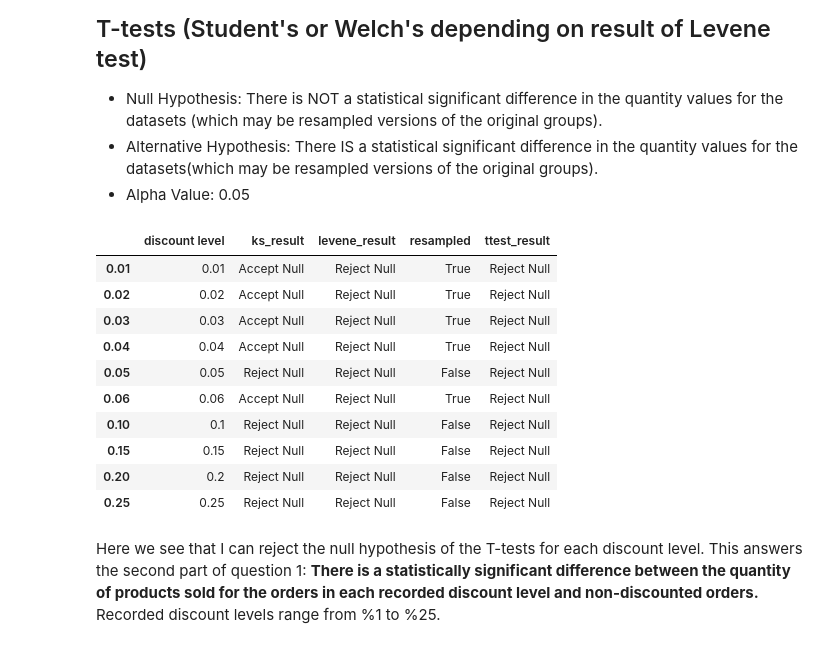
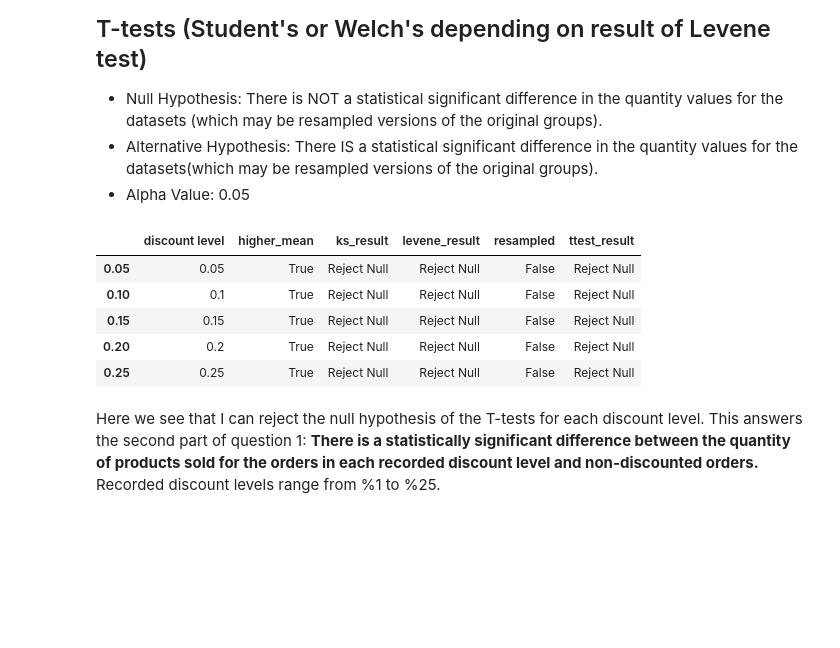
Before and after one commit to georgewillben/Northwind-Database-Statistical-Tests-Module-3-Project, a Jupyter notebook: Northwind_Statistical_Tests.ipynb, the cells around one changed output. Saved outputs shown, nothing was run; the diff lists cells and outputs as text; code cells hidden in the pictures; blank space fills up the shorter version.

```diff
--- a/Northwind_Statistical_Tests.ipynb
+++ b/Northwind_Statistical_Tests.ipynb
@@ -80,0 +104,5 @@ df.head(3)
+# %%
+# drop the discount levels with too few orders
+discount_levels = [L for L in discount_levels if L*100 % 5 == 0]
+# drop those discount levels from the dataframe
+df = df[df['Discount'].isin(discount_levels)]
@@ -83,7 +130,5 @@ Next I will compare orders with a discount to orders without a discount. To do t
 # %%
-# Seperate Discounted Orders from Non-Discounted Orders
-discounted = df[df['Discount'] > 0]['Quantity']
-non_discounted = df[df['Discount'] == 0]['Quantity']
+
 # define function for checking normality
 def normality_plots(data1, data2, main_title, subtitle1, subtitle2):
     """
@@ -214,48 +239,47 @@ for level in discount_levels:
     if level != 0:
         # set up inner dictionary
         discount_sets[level] = {'discount level':level, 'data':None, 'resampled':False, 'ks_result':'Accept Null',
-                                'levene_result':'Accept Null', 'ttest_result':'Accept Null'}
+                                'levene_result':'Accept Null', 'ttest_result':'Accept Null', 'higher_mean':False}
         # slice out a dataset for each discount level (non-discounted data already recorded)
         dataset = df[df['Discount']==level]['Quantity']
         discount_sets[level]['data'] = dataset
         # check for normality using KS test
         ks_stat, ks_pval = stats.kstest(dataset, 'norm', args=(dataset.mean(), dataset.std()))
         if ks_pval < 0.05:
             discount_sets[level]['ks_result'] = 'Reject Null'
             # if data is not normal perform resampling
         else:
             dataset = get_resampled_means(dataset)
             discount_sets[level]['resampled'] = True
         # perform a Levene test
         l_stat, l_pval = stats.levene(non_discounted_resampled, dataset)
         # if the null hypothesis can be rejected (pval under 0.05),
         # then use a Welch's T-test. Otherwise use a Student's T-test.
         if l_pval < 0.05:
             discount_sets[level]['levene_result'] = 'Reject Null'
             # perform Welch's T-test
             t_stat, t_pval = stats.ttest_ind(non_discounted_resampled, dataset, equal_var=True)
         else:
             # perform Student's T-Test
             t_stat, t_pval = stats.ttest_ind(non_discounted_resampled, dataset, equal_var=False)
         # recorde T-test results
         discount_sets[level]['ttest_result'] = 'Reject Null'
+        # check to make sure the mean of the discounted orders quantity is higher
+        # than the non-discounted order quantity (with resampled datasets if necessary)
+        if dataset.mean() > non_discounted_resampled.mean():
+            discount_sets[level]['higher_mean'] = True
 
 # put list of dictionaries into a pandas DataFrame
 results = pd.DataFrame(discount_sets)
 # process dataframe
 results = results.transpose().drop('data', axis=1).sort_values('discount level')
 results
 # %% [output]
-|  | discount level | ks_result | levene_result | resampled | ttest_result |
-| 0.01 | 0.01 | Accept Null | Reject Null | True | Reject Null |
-| 0.02 | 0.02 | Accept Null | Reject Null | True | Reject Null |
-| 0.03 | 0.03 | Accept Null | Reject Null | True | Reject Null |
-| 0.04 | 0.04 | Accept Null | Reject Null | True | Reject Null |
-| 0.05 | 0.05 | Reject Null | Reject Null | False | Reject Null |
-| 0.06 | 0.06 | Accept Null | Reject Null | True | Reject Null |
-| 0.10 | 0.1 | Reject Null | Reject Null | False | Reject Null |
-| 0.15 | 0.15 | Reject Null | Reject Null | False | Reject Null |
-| 0.20 | 0.2 | Reject Null | Reject Null | False | Reject Null |
-| 0.25 | 0.25 | Reject Null | Reject Null | False | Reject Null |
+|  | discount level | higher_mean | ks_result | levene_result | resampled | ttest_result |
+| 0.05 | 0.05 | True | Reject Null | Reject Null | False | Reject Null |
+| 0.10 | 0.1 | True | Reject Null | Reject Null | False | Reject Null |
+| 0.15 | 0.15 | True | Reject Null | Reject Null | False | Reject Null |
+| 0.20 | 0.2 | True | Reject Null | Reject Null | False | Reject Null |
+| 0.25 | 0.25 | True | Reject Null | Reject Null | False | Reject Null |
 # %% [markdown]
 Here we see that I can reject the null hypothesis of the T-tests for each discount level. This answers the second part of question 1: <strong>There is a statistically significant difference between the quantity of products sold for the orders in each recorded discount level and non-discounted orders.</strong> Recorded discount levels range from %1 to %25.
```
Also changed, not shown: parts of 14 cells of this notebook.
